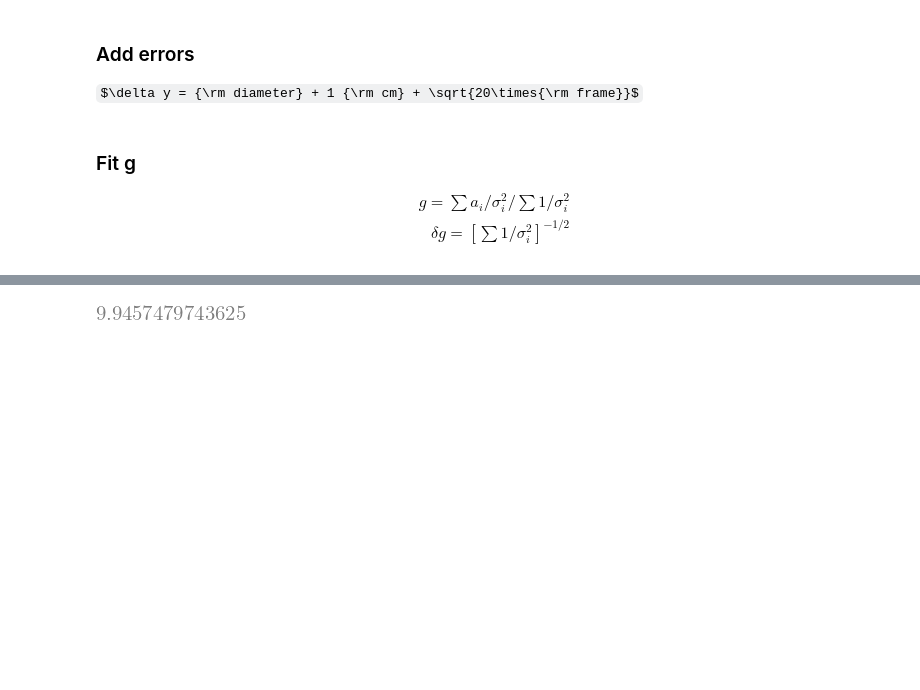
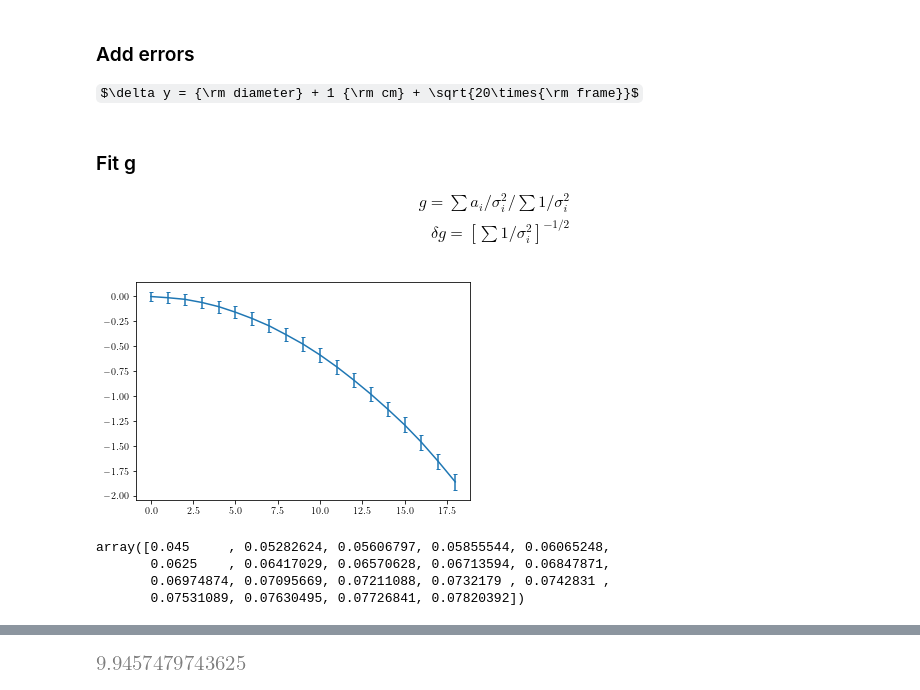
Before and after one commit to rwhitehill/CompPhys22_Spring2022, a Jupyter notebook: Final/analysis.ipynb, the cells around one changed output, grey strips where cells are left out. Drawn from its saved outputs; the diff is of its cells as text; code cells hidden in the pictures; some formulas as TeX source; blank space fills up the shorter version.

```diff
--- a/Final/analysis.ipynb
+++ b/Final/analysis.ipynb
@@ -130,2 +137,16 @@ def second_derivative(f,f_err):
+# %%
+y  = drop_data['red']['pos'][0].magnitude
+dy = drop_data['red']['err'][0].to('m').magnitude
+plt.errorbar(np.arange(0,len(y)),y,yerr=dy,dash_capstyle='butt',capsize=2)
+plt.show()
+# %% [output]
+[figure, added]
+# %%
+dy
+# %% [output]
+array([0.045     , 0.05282624, 0.05606797, 0.05855544, 0.06065248,
+       0.0625    , 0.06417029, 0.06570628, 0.06713594, 0.06847871,
+       0.06974874, 0.07095669, 0.07211088, 0.0732179 , 0.0742831 ,
+       0.07531089, 0.07630495, 0.07726841, 0.07820392])
 # %%
 a = second_derivative(drop_data['red']['pos'][0],drop_data['red']['err'][0])
```
Also changed, not shown: parts of 4 cells of this notebook, 1 other file.
